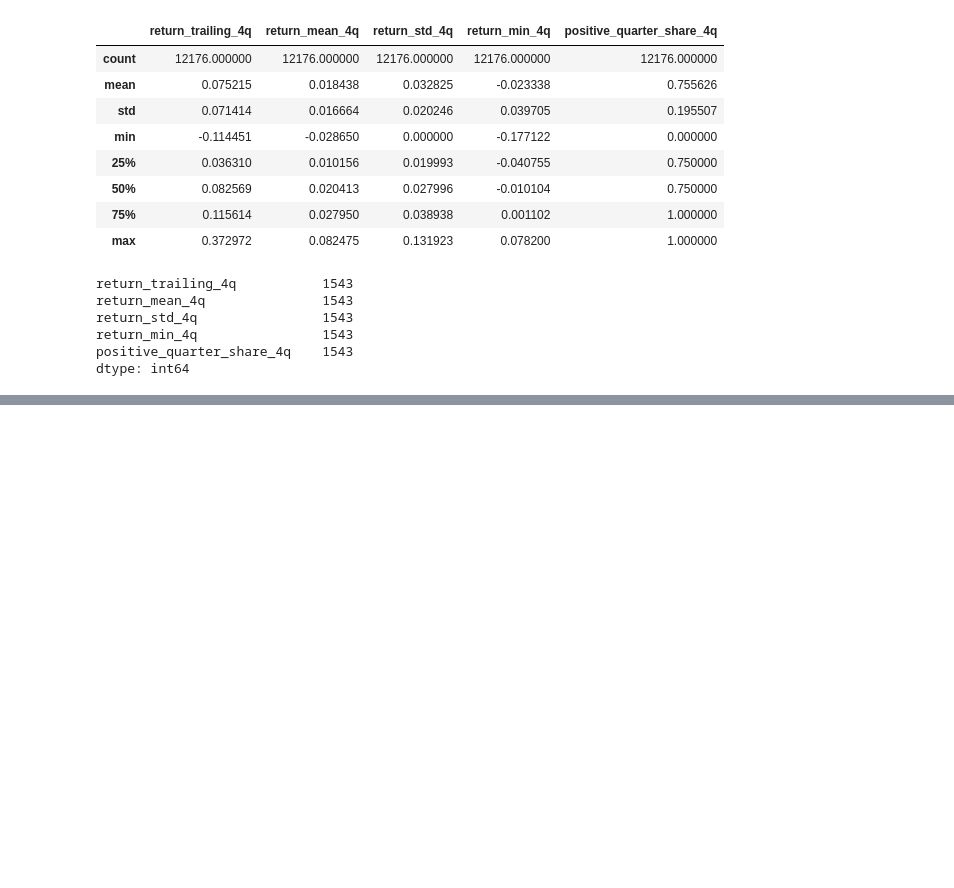
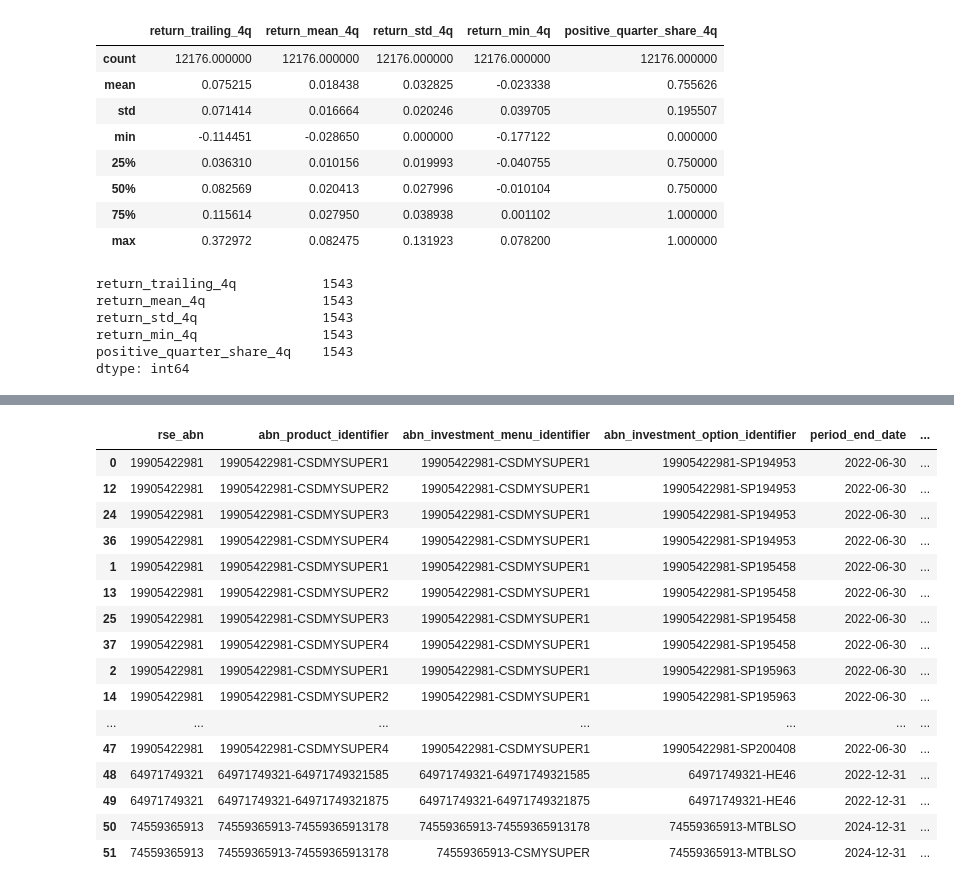
Before and after one commit to terra9/superannuation-performance-early-warning, a Jupyter notebook: notebooks/feature_engineering.ipynb, the cells around one changed output, grey strips where cells are left out. Saved outputs shown, nothing was run; the diff lists cells and outputs as text; code cells hidden in the pictures; blank space fills up the shorter version.

```diff
--- a/notebooks/feature_engineering.ipynb
+++ b/notebooks/feature_engineering.ipynb
@@ -404,0 +485,45 @@ dtype: int64
+# %%
+conflicting_current_return_rows = (
+    hist_model_mysuper_features
+    .merge(
+        current_return_conflicts[peer_keys],
+        on=peer_keys,
+        how="inner",
+    )
+    .sort_values(
+        peer_keys
+        + [
+            "abn_product_identifier",
+            "abn_investment_menu_identifier",
+        ]
+    )
+)
+
+conflicting_current_return_rows[
+    [
+        "rse_abn",
+        "abn_product_identifier",
+        "abn_investment_menu_identifier",
+        "abn_investment_option_identifier",
+        "period_end_date",
+        "return_measurement_comparison_percent",
+    ]
+]
+# %% [output]
+|  | rse_abn | abn_product_identifier | abn_investment_menu_identifier | abn_investment_option_identifier | period_end_date | ... |
+| 0 | 19905422981 | 19905422981-CSDMYSUPER1 | 19905422981-CSDMYSUPER1 | 19905422981-SP194953 | 2022-06-30 | ... |
+| 12 | 19905422981 | 19905422981-CSDMYSUPER2 | 19905422981-CSDMYSUPER1 | 19905422981-SP194953 | 2022-06-30 | ... |
+| 24 | 19905422981 | 19905422981-CSDMYSUPER3 | 19905422981-CSDMYSUPER1 | 19905422981-SP194953 | 2022-06-30 | ... |
+| 36 | 19905422981 | 19905422981-CSDMYSUPER4 | 19905422981-CSDMYSUPER1 | 19905422981-SP194953 | 2022-06-30 | ... |
+| 1 | 19905422981 | 19905422981-CSDMYSUPER1 | 19905422981-CSDMYSUPER1 | 19905422981-SP195458 | 2022-06-30 | ... |
+| 13 | 19905422981 | 19905422981-CSDMYSUPER2 | 19905422981-CSDMYSUPER1 | 19905422981-SP195458 | 2022-06-30 | ... |
+| 25 | 19905422981 | 19905422981-CSDMYSUPER3 | 19905422981-CSDMYSUPER1 | 19905422981-SP195458 | 2022-06-30 | ... |
+| 37 | 19905422981 | 19905422981-CSDMYSUPER4 | 19905422981-CSDMYSUPER1 | 19905422981-SP195458 | 2022-06-30 | ... |
+| 2 | 19905422981 | 19905422981-CSDMYSUPER1 | 19905422981-CSDMYSUPER1 | 19905422981-SP195963 | 2022-06-30 | ... |
+| 14 | 19905422981 | 19905422981-CSDMYSUPER2 | 19905422981-CSDMYSUPER1 | 19905422981-SP195963 | 2022-06-30 | ... |
+| ... | ... | ... | ... | ... | ... | ... |
+| 47 | 19905422981 | 19905422981-CSDMYSUPER4 | 19905422981-CSDMYSUPER1 | 19905422981-SP200408 | 2022-06-30 | ... |
+| 48 | 64971749321 | 64971749321-64971749321585 | 64971749321-64971749321585 | 64971749321-HE46 | 2022-12-31 | ... |
+| 49 | 64971749321 | 64971749321-64971749321875 | 64971749321-64971749321875 | 64971749321-HE46 | 2022-12-31 | ... |
+| 50 | 74559365913 | 74559365913-74559365913178 | 74559365913-74559365913178 | 74559365913-MTBLSO | 2024-12-31 | ... |
+| 51 | 74559365913 | 74559365913-74559365913178 | 74559365913-CSMYSUPER | 74559365913-MTBLSO | 2024-12-31 | ... |
```
Also changed, not shown: parts of 14 cells of this notebook.
